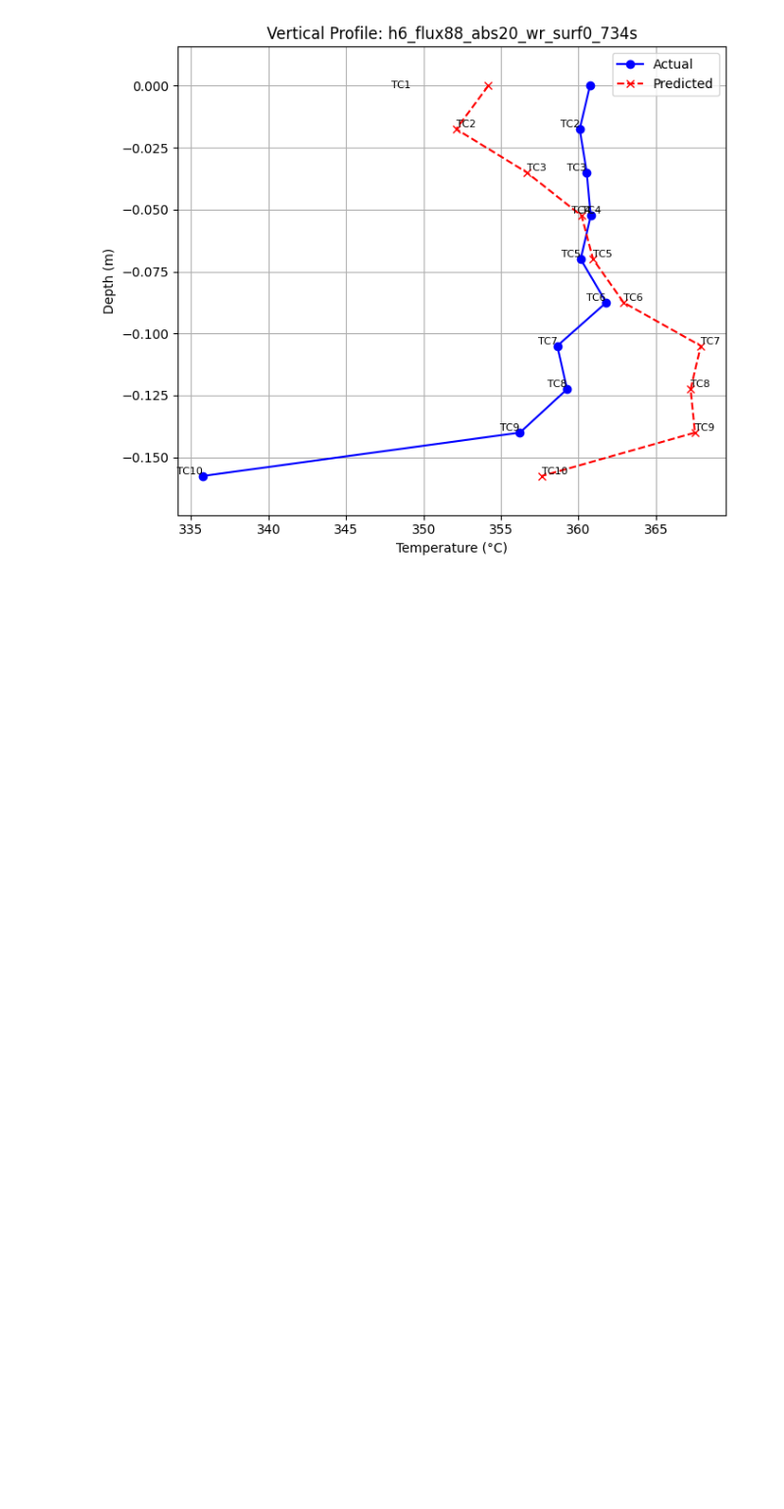
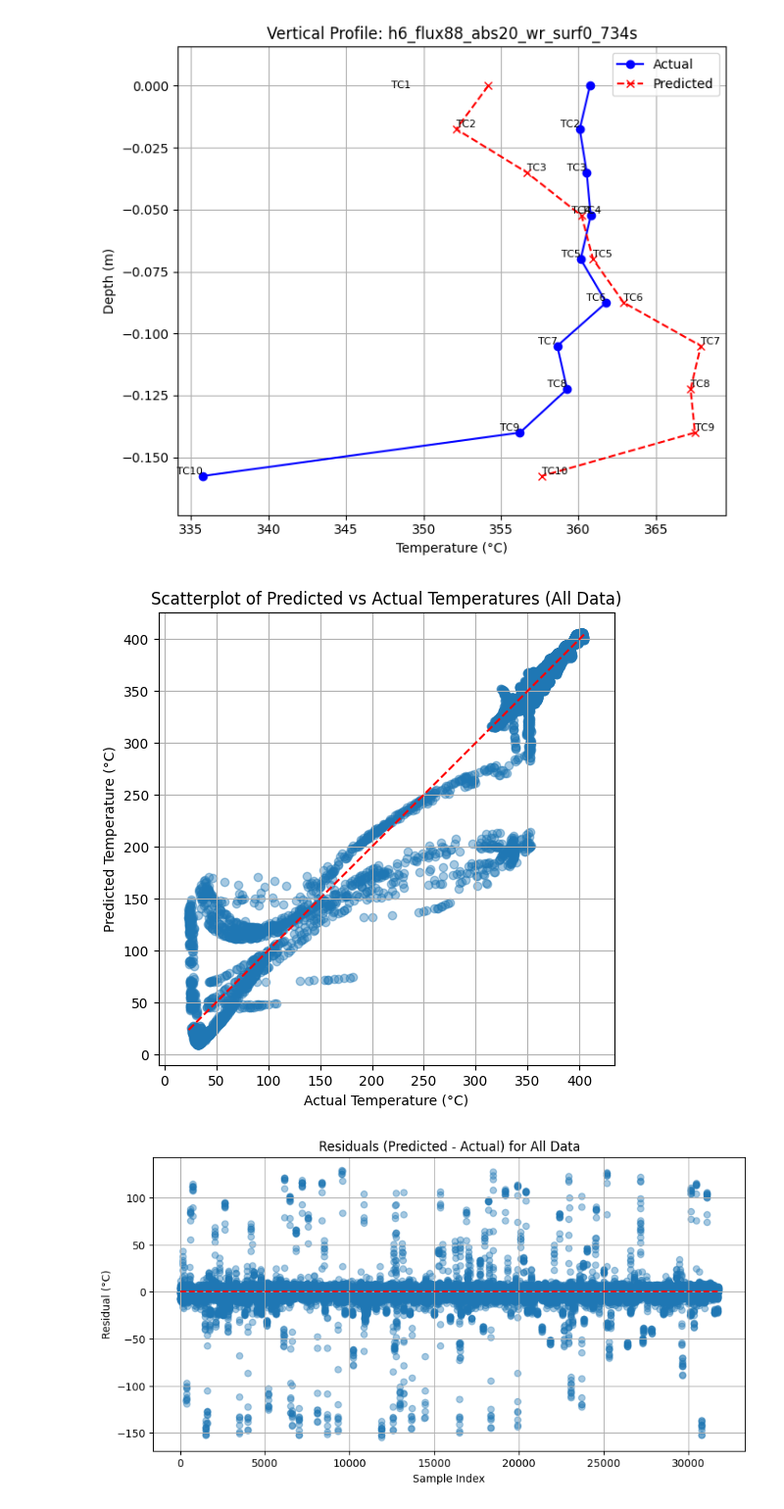
Before and after one commit to Renewable-Thermal-Laboratory/CSP-Thermo-PGML, a Jupyter notebook: PhysicsGuidedNeuralNetwork/PhysicsGuidedNN_Modeling_VTDP.ipynb, the cells around one changed output. Shown at 98% size. Cells and saved outputs as stored; diff of their text form; code cells hidden in the pictures; blank space fills up the shorter version.

Commit message:
Added scatterplot and residual plot

```diff
--- a/PhysicsGuidedNeuralNetwork/PhysicsGuidedNN_Modeling_VTDP.ipynb
+++ b/PhysicsGuidedNeuralNetwork/PhysicsGuidedNN_Modeling_VTDP.ipynb
@@ -663,3 +663,28 @@ for idx in range(num_samples):
     plt.legend()
     plt.grid(True)
     plt.show()
+# %%
+# Scatterplot
+plt.figure(figsize=(6, 6))
+plt.scatter(y_real.flatten(), preds_real.flatten(), alpha=0.4)
+plt.plot([y_real.min(), y_real.max()], [y_real.min(), y_real.max()], color='red', linestyle='--')
+plt.xlabel("Actual Temperature (°C)")
+plt.ylabel("Predicted Temperature (°C)")
+plt.title("Scatterplot of Predicted vs Actual Temperatures (All Data)")
+plt.grid(True)
+plt.axis("equal")
+plt.show()
+
+# Residuals (Error) Plot
+residuals = preds_real - y_real
+plt.figure(figsize=(10, 5))
+plt.scatter(range(len(residuals.flatten())), residuals.flatten(), alpha=0.4)
+plt.hlines(0, 0, len(residuals.flatten()), colors='red', linestyles='--')
+plt.title("Residuals (Predicted - Actual) for All Data")
+plt.xlabel("Sample Index")
+plt.ylabel("Residual (°C)")
+plt.grid(True)
+plt.show()
+# %% [output]
+[figure, added]
+[figure, added]
```
Also changed, not shown: parts of 1 cell of this notebook.
